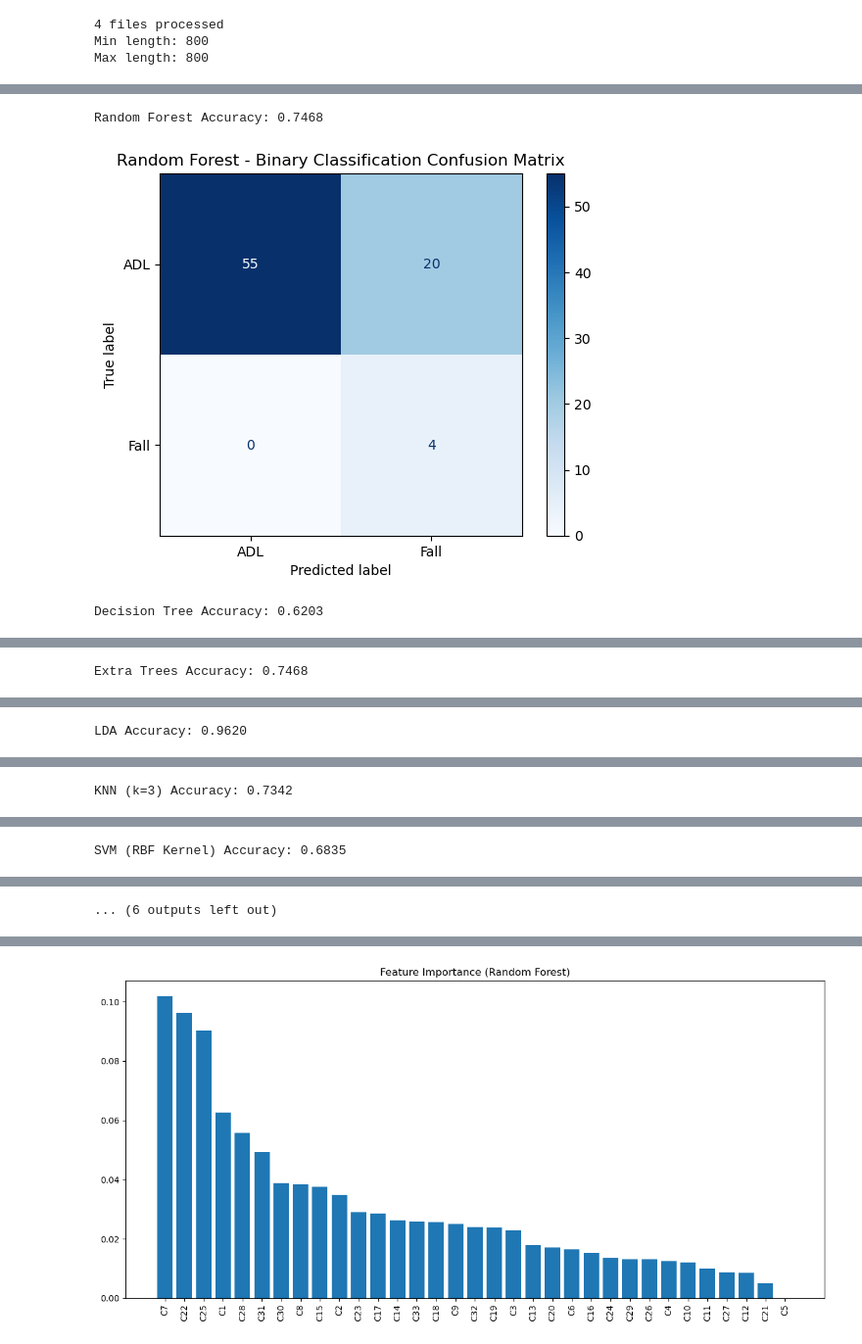
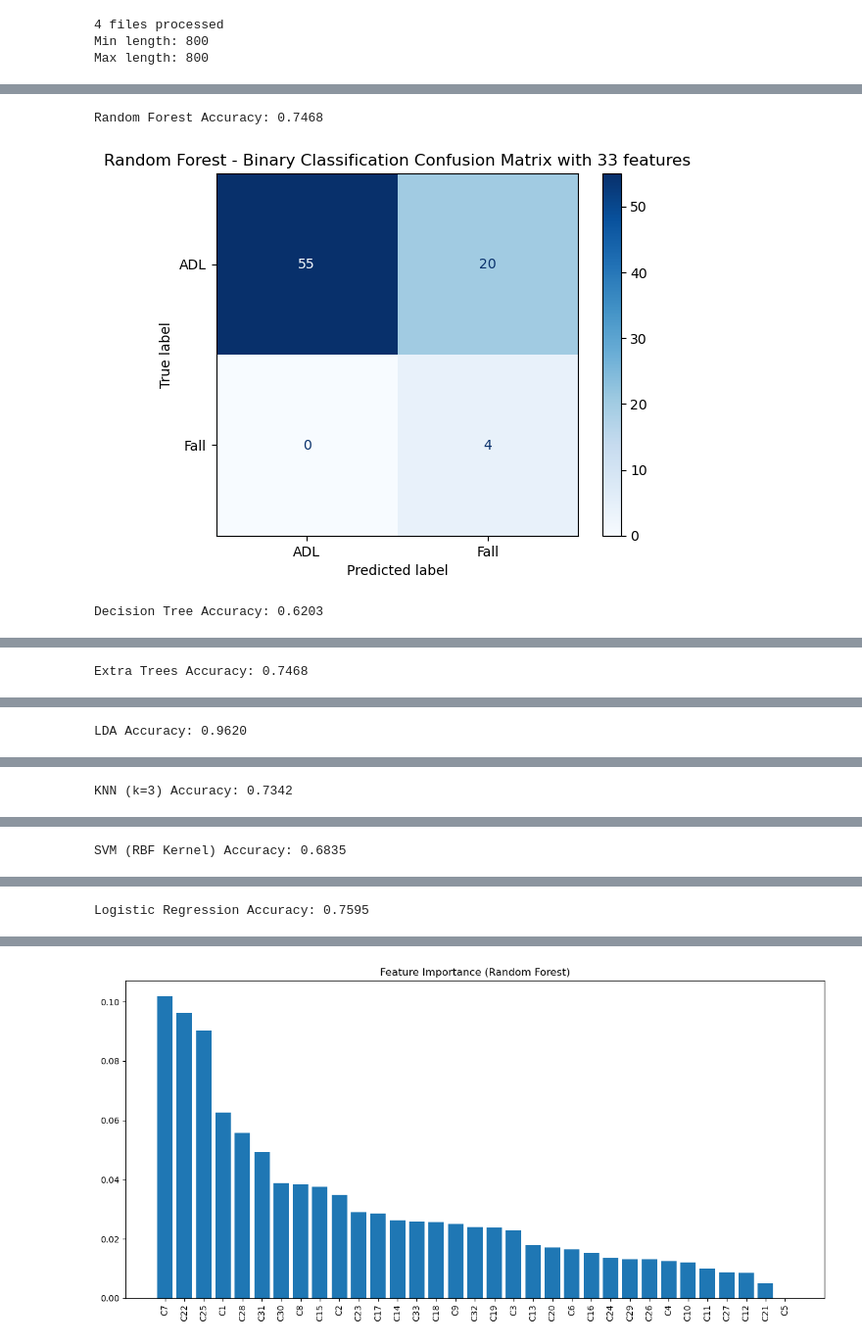
Before and after one commit to AliShrz/earpiece-fall-detection, a Jupyter notebook: trimmed_dataset.ipynb, the cells around one changed output, grey strips where cells are left out. Shown at 98% size. Drawn from its saved outputs; the diff is of its cells as text; code cells hidden in the pictures.

```diff
--- a/trimmed_dataset.ipynb
+++ b/trimmed_dataset.ipynb
@@ -731,7 +727,7 @@ for name, model in models.items():
     cm = confusion_matrix(y_e_combined, predictions, labels=[0, 1, 2, 3, 4])
     disp = ConfusionMatrixDisplay(confusion_matrix=cm, display_labels=class_names_combined)
     disp.plot(cmap=plt.cm.Blues)
-    plt.title(f"{name} - Walking + Fall Confusion Matrix")
+    plt.title(f"{name} - Walking + Fall Confusion Matrix with {X_e_combined.shape[1]} features")
     plt.show()
 # %% [output]
 Random Forest Accuracy: 0.3924
@@ -770,7 +767,7 @@ for name, model in models.items():
     acc = accuracy_score(y_test_adls, y_pred)
     print(f"{name} Accuracy (ADLs): {acc:.4f}")
     disp = ConfusionMatrixDisplay.from_predictions(y_test_adls, y_pred, display_labels=class_names_adls, cmap="Blues")
-    plt.title(f"{name} - ADLs Confusion Matrix")
+    plt.title(f"{name} - ADLs Confusion Matrix with {X_test_adls.shape[1]} features")
     plt.show()
 # %% [output]
 ADLs Classification Results:
@@ -841,7 +838,7 @@ for name, model in models.items():
     cm = confusion_matrix(y_e_adls, predictions, labels=[0, 1, 2, 3])
     disp = ConfusionMatrixDisplay(confusion_matrix=cm, display_labels=class_names_adls)
     disp.plot(cmap=plt.cm.Blues)
-    plt.title(f"{name} - ADLs Confusion Matrix")
+    plt.title(f"{name} - ADLs Confusion Matrix with {X_e_adls.shape[1]} features")
     plt.show()
 # %% [output]
 Random Forest Accuracy: 0.4000
@@ -880,7 +878,7 @@ for name, model in models.items():
     acc = accuracy_score(y_test_binary, y_pred)
     print(f"{name} Accuracy (Binary): {acc:.4f}")
     disp = ConfusionMatrixDisplay.from_predictions(y_test_binary, y_pred, display_labels=class_names_binary, cmap="Blues")
-    plt.title(f"{name} - Binary Confusion Matrix")
+    plt.title(f"{name} - Binary Confusion Matrix with {X_test_binary.shape[1]} features")
     plt.show()
 # %% [output]
 Binary Classification Results:
@@ -915,18 +914,18 @@ SVM (RBF Kernel) Accuracy (Binary): 0.9669
 # %%
 # Binary Classification with ADLs and Fall
 X_e_binary = np.vstack([walk_features, jogging_features, stairs_features, fall_features])
 y_e_binary = np.array([0] * len(walk_labels) + [0] * len(jogging_labels) + [0] * len(stairs_labels) + [1] * len(fall_labels))
 # Evaluate models on binary data
 for name, model in models.items():
     predictions = model.predict(X_e_binary)
     acc = accuracy_score(y_e_binary, predictions)
     print(f"{name} Accuracy: {acc:.4f}")
     cm = confusion_matrix(y_e_binary, predictions, labels=[0, 1])
     disp = ConfusionMatrixDisplay(confusion_matrix=cm, display_labels=class_names_binary)
     disp.plot(cmap=plt.cm.Blues)
-    plt.title(f"{name} - Binary Classification Confusion Matrix")
+    plt.title(f"{name} - Binary Classification Confusion Matrix with {X_e_binary.shape[1]} features")
     plt.show()
 # %% [output]
 Random Forest Accuracy: 0.7468
-[figure, old version]
+[figure, new version]
 Decision Tree Accuracy: 0.6203
@@ -942 +941 @@ SVM (RBF Kernel) Accuracy: 0.6835
-... (6 outputs left out)
+Logistic Regression Accuracy: 0.7595
```
Also changed, not shown: parts of 7 cells of this notebook, 19 other files.
